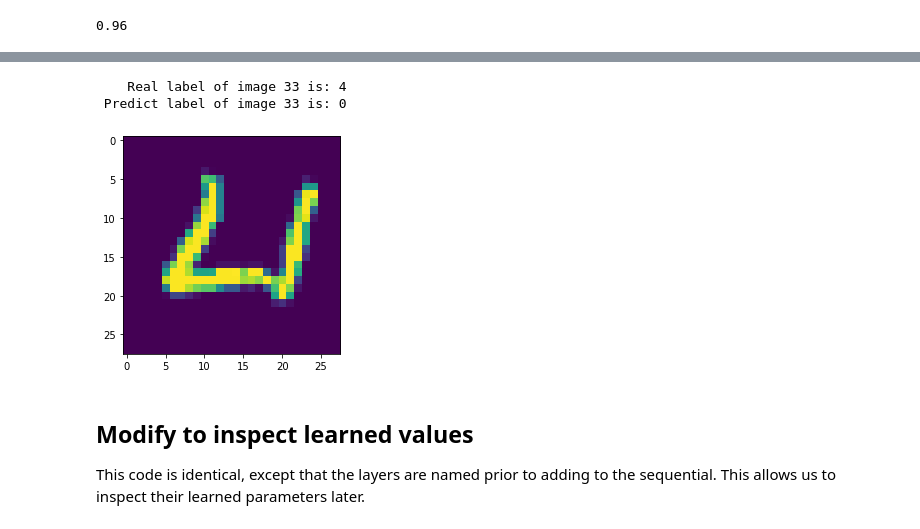
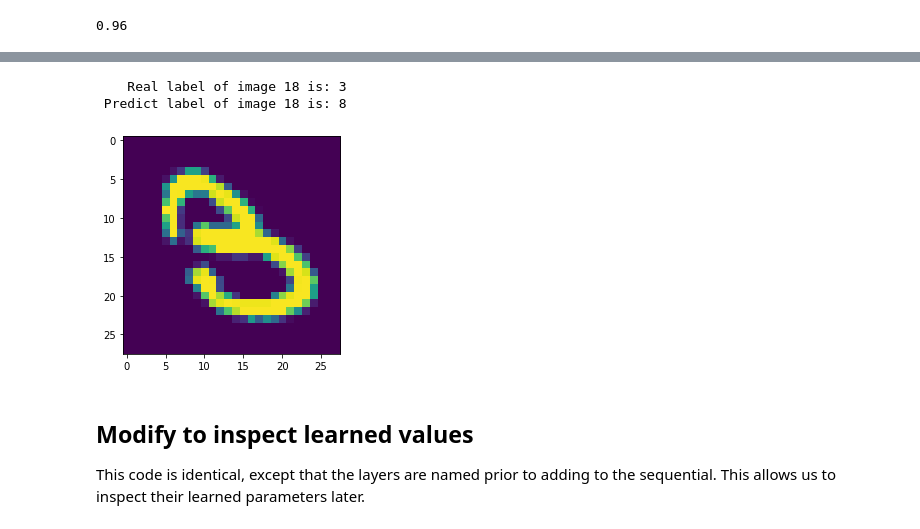
Before and after one commit to Mjrovai/UNIFEI-IESTI01-TinyML-2022.1, a Jupyter notebook: 00_Curse_Folder/1_Fundamentals/Class_08/TF_MNIST_Classification.ipynb, the cells around one changed output, grey strips where cells are left out. Cells and saved outputs as stored; diff of their text form; code cells hidden in the pictures.

```diff
--- a/00_Curse_Folder/1_Fundamentals/Class_08/TF_MNIST_Classification.ipynb
+++ b/00_Curse_Folder/1_Fundamentals/Class_08/TF_MNIST_Classification.ipynb
@@ -288,13 +288,13 @@ predict_errors[:10]
 # %%
-i = predict_errors[0]
+i = predict_errors[1]
 predicted_label = np.argmax(classifications[i])
 print("    Real label of image {} is: {}".format(i, val_labels[i]))
 print(" Predict label of image {} is: {}".format(i, predicted_label))
 plt.imshow(val_images[i]);
 # %% [output]
-    Real label of image 33 is: 4
- Predict label of image 33 is: 0
+    Real label of image 18 is: 3
+ Predict label of image 18 is: 8
-[figure, old version]
+[figure, new version]
 # %% [markdown]
 ## Modify to inspect learned values
 
```
Also changed, not shown: parts of 10 cells of this notebook.
